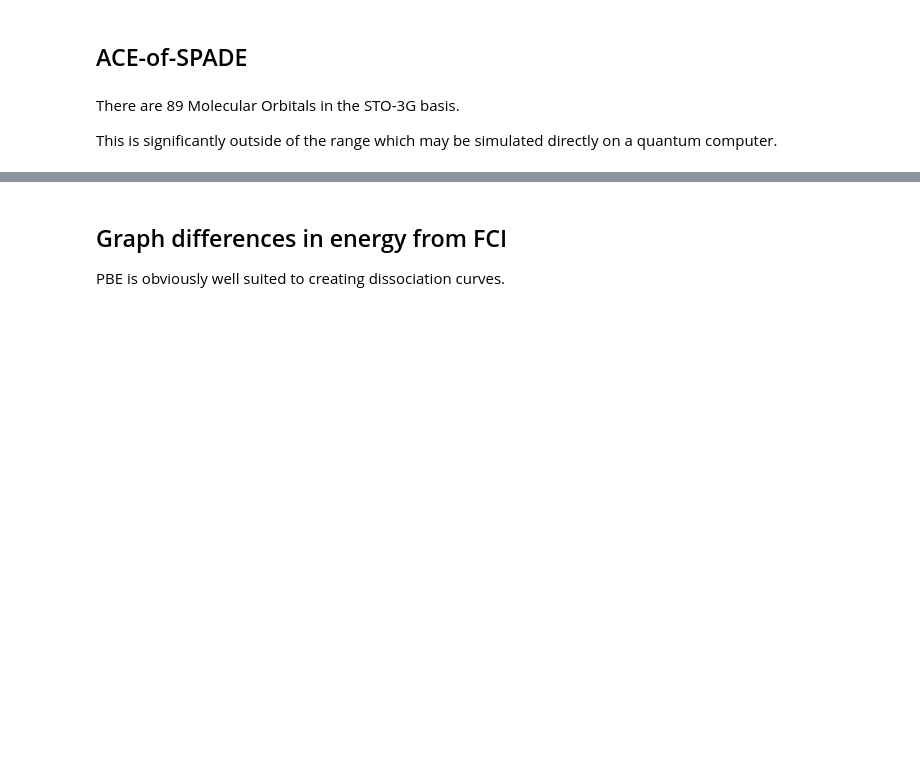
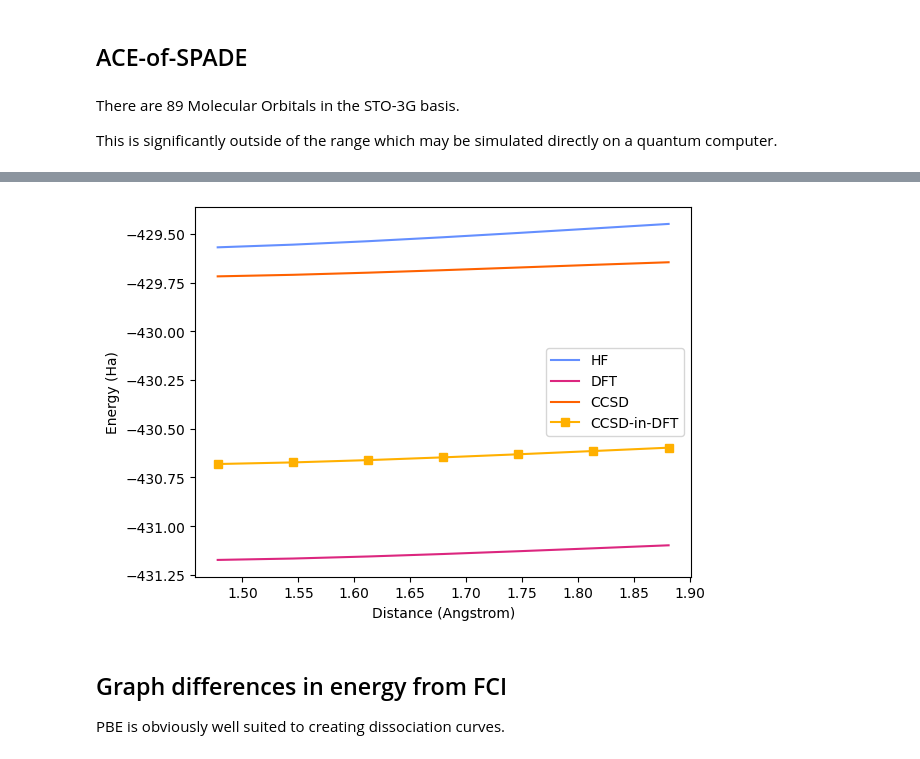
Before and after one commit to UCL-CCS/Nbed, a Jupyter notebook: docs/notebooks/publications/Solvation, Embedding and Subspace Techniques for Quantum Computing in the Chemical Sciences.ipynb, the cells around one changed output, grey strips where cells are left out. Drawn from its saved outputs; the diff is of its cells as text; code cells hidden in the pictures; blank space fills up the shorter version.

```diff
--- a/docs/notebooks/publications/Solvation, Embedding and Subspace Techniques for Quantum Computing in the Chemical Sciences.ipynb
+++ b/docs/notebooks/publications/Solvation, Embedding and Subspace Techniques for Quantum Computing in the Chemical Sciences.ipynb
@@ -289,19 +303,21 @@ pfm.loc[pfm.index, data].plot(xlabel="Distance (Angstroms)", ylabel="Energy (Har
 # %%
 import matplotlib.pyplot as plt
 
 toplot = pfm.loc[pfm.index[2:-6], data]
 dist = toplot["distances"]
 
 plt.plot(dist, toplot["HF"], label="HF", color="#648fff")
 plt.plot(dist, toplot["DFT"], label="DFT", color="#dc267f")
 plt.plot(dist, toplot["CCSD"], label="CCSD", color="#fe6100")
 plt.plot(dist, toplot["mu_CCSD"], label="CCSD-in-DFT", color="#ffb000", marker="s")
-plt.plot(dist, toplot["mu_FCI"], label="FCI-in-DFT", color="#785ef0", marker="x")
+# plt.plot(dist, toplot["mu_FCI"], label="FCI-in-DFT", color="#785ef0", marker="x")
 # plt.title("Perfluoromethane Bond Dissociation")
 plt.xlabel("Distance (Angstrom)")
 plt.ylabel("Energy (Ha)")
 plt.legend()
 plt.savefig("pfm.pdf")
+# %% [output]
+[figure, added]
 # %% [markdown]
 ## Graph differences in energy from FCI
 
```
Also changed, not shown: parts of 8 cells of this notebook, 4 other files.
